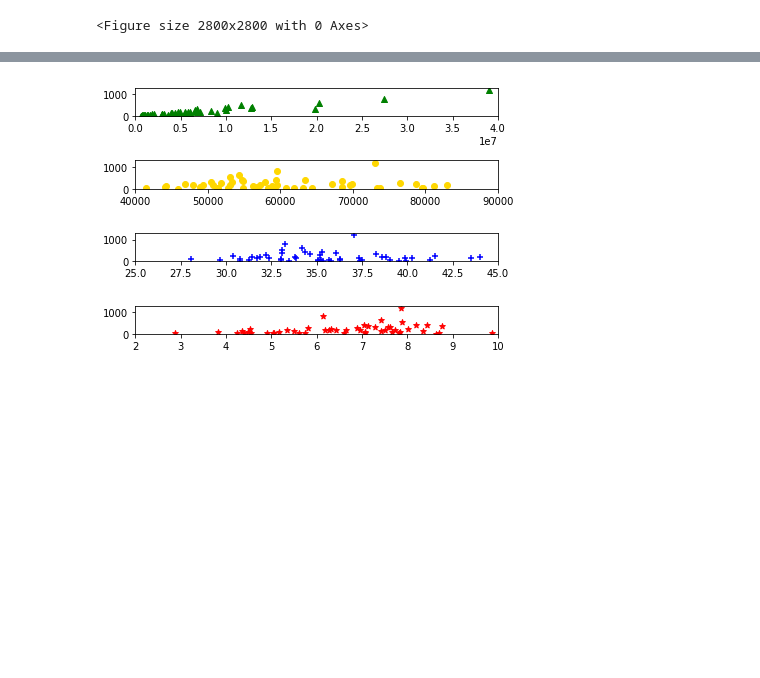
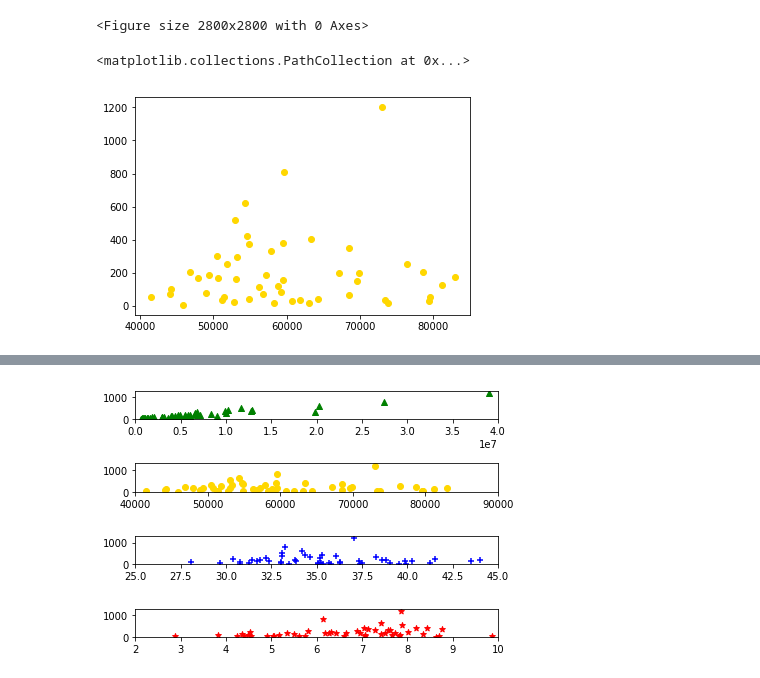
Before and after one commit to tduszyk/Supersize_America, a Jupyter notebook: supersize_america.ipynb, the cells around one changed output, grey strips where cells are left out. Saved outputs shown, nothing was run; the diff lists cells and outputs as text; code cells hidden in the pictures; blank space fills up the shorter version.

Commit message:
Plots to file and files

```diff
--- a/supersize_america.ipynb
+++ b/supersize_america.ipynb
@@ -236,5 +237,9 @@ plt.axis([0, 40000000, 0, 1300])
 [figure]
 <Figure size 2800x2800 with 0 Axes>
 # %%
-#plt.scatter(df['income'], df['fastfood_qty'], marker='o', color='gold')
+plt.scatter(df['income'], df['fastfood_qty'], marker='o', color='gold')
+plt.savefig('plots/ffr_income_read.png')
+# %% [output]
+<matplotlib.collections.PathCollection at 0x...>
+[figure, added]
 # %%
```
Also changed, not shown: parts of 3 cells of this notebook, 4 other files.
